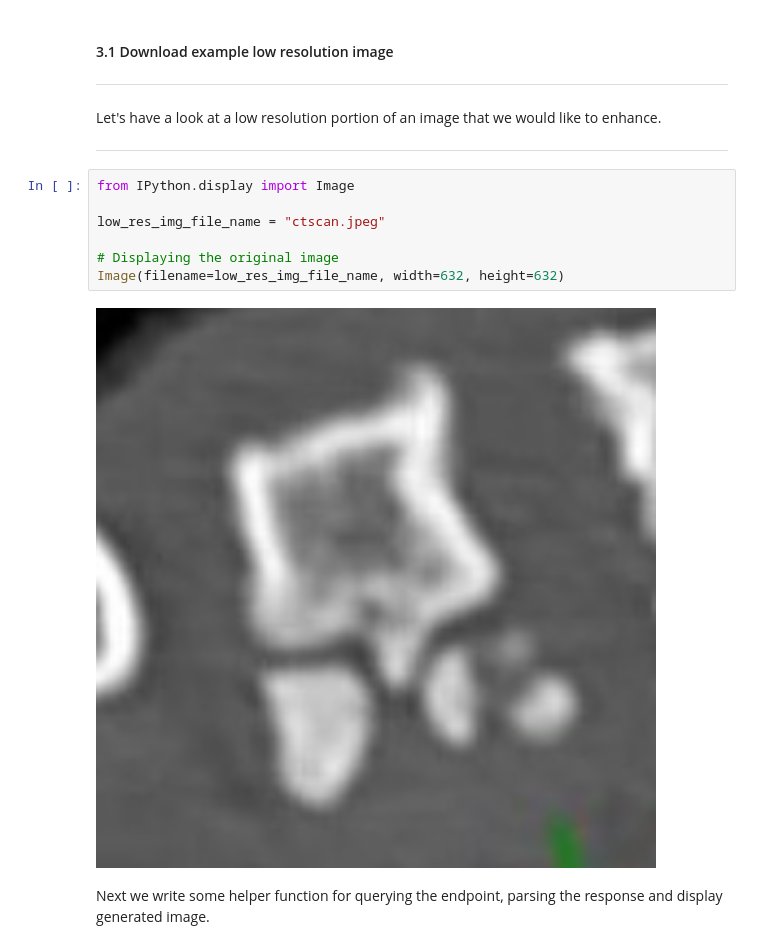
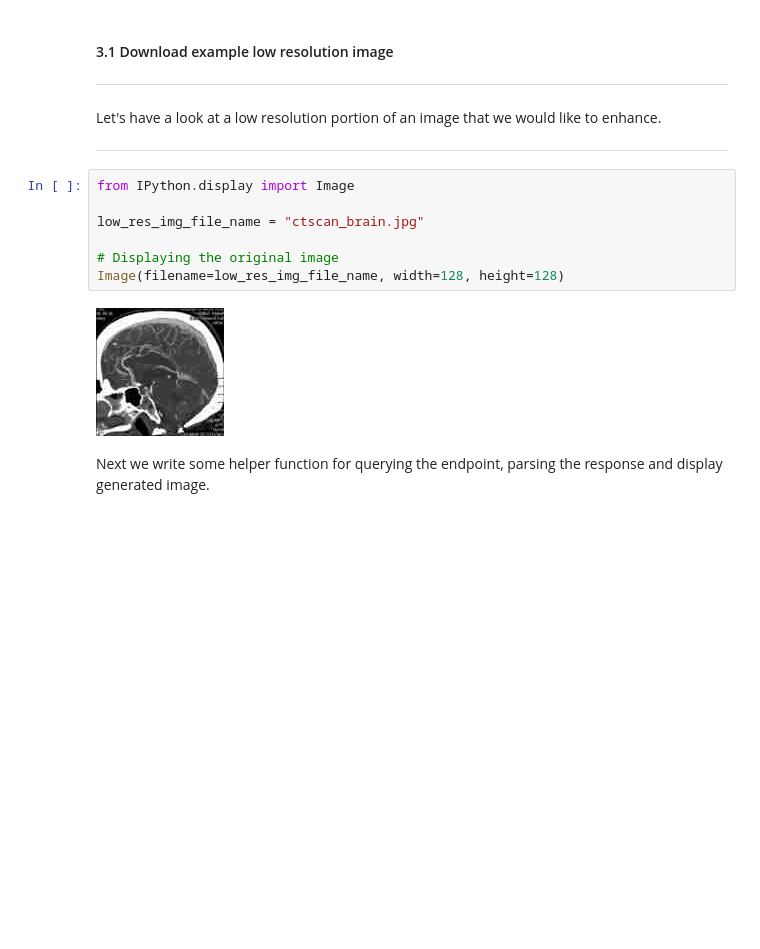
Before and after one commit to aws-samples/amazon-sagemaker-immersion-day-for-research, a Jupyter notebook: 10. Generative_AI/3. XRay_Upscaler/medical_upscaling.ipynb, the cells around one changed output. Saved outputs shown, nothing was run; the diff lists cells and outputs as text; blank space fills up the shorter version.

```diff
--- a/10. Generative_AI/3. XRay_Upscaler/medical_upscaling.ipynb
+++ b/10. Generative_AI/3. XRay_Upscaler/medical_upscaling.ipynb
@@ -148,12 +139,12 @@ Let's have a look at a low resolution portion of an image that we would like to
 # %%
 from IPython.display import Image
 
-low_res_img_file_name = "ctscan.jpeg"
+low_res_img_file_name = "ctscan_brain.jpg"
 
 # Displaying the original image
-Image(filename=low_res_img_file_name, width=632, height=632)
+Image(filename=low_res_img_file_name, width=128, height=128)
 # %% [output]
-[figure, old version]
+[figure, new version]
 # %% [markdown]
 Next we write some helper function for querying the endpoint, parsing the response and display generated image.
 # %%
```
Also changed, not shown: parts of 5 cells of this notebook, 3 other files.
